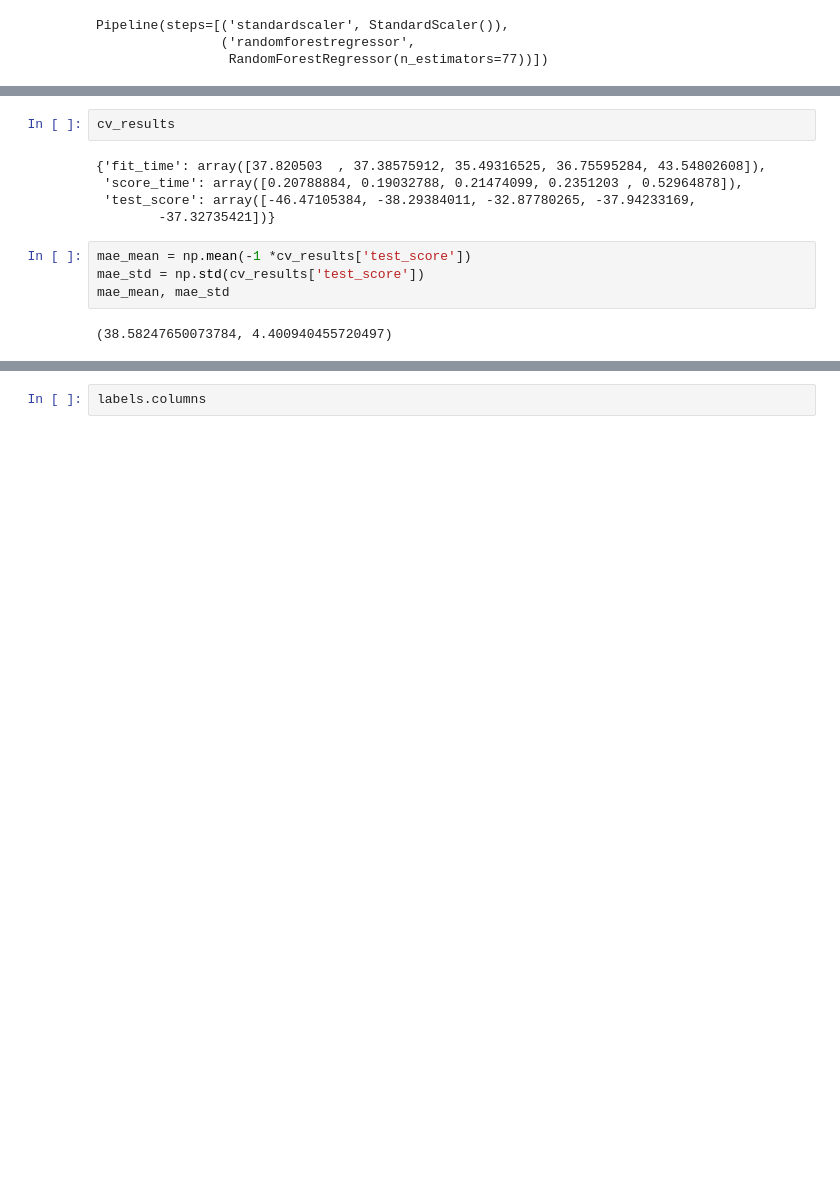
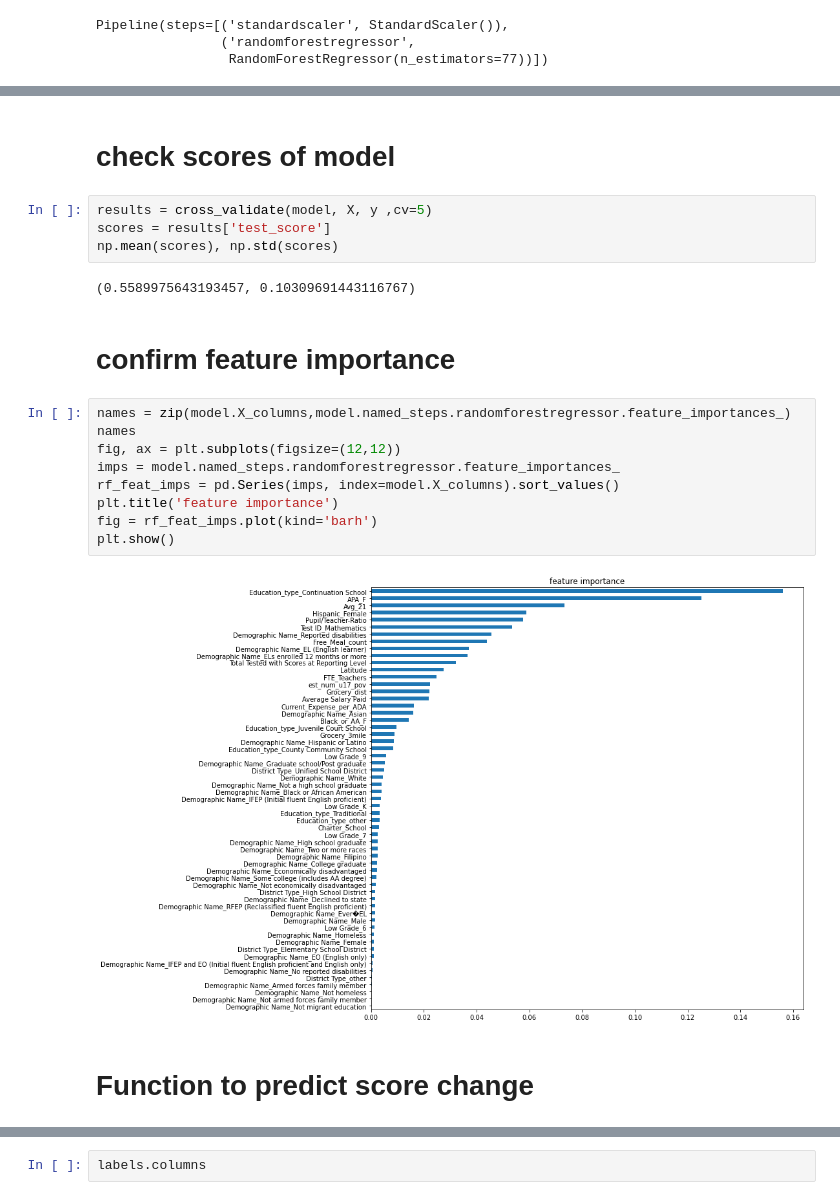
Before and after one commit to misterrustia/California_Testing_Analysis, a Jupyter notebook: notebooks/modeling/Modeling_1.ipynb, the cells around one changed output, grey strips where cells are left out. Drawn from its saved outputs; the diff is of its cells as text; blank space fills up the shorter version.

```diff
--- a/notebooks/modeling/Modeling_1.ipynb
+++ b/notebooks/modeling/Modeling_1.ipynb
@@ -72,14 +67,24 @@ cv_results = cross_validate(model, X, y ,
-# %%
-cv_results
-# %% [output]
-{'fit_time': array([37.820503  , 37.38575912, 35.49316525, 36.75595284, 43.54802608]),
- 'score_time': array([0.20788884, 0.19032788, 0.21474099, 0.2351203 , 0.52964878]),
- 'test_score': array([-46.47105384, -38.29384011, -32.87780265, -37.94233169,
-        -37.32735421])}
-# %%
-mae_mean = np.mean(-1 *cv_results['test_score'])
-mae_std = np.std(cv_results['test_score'])
-mae_mean, mae_std
-# %% [output]
-(38.58247650073784, 4.400940455720497)
+# %% [markdown]
+# check scores of model
+# %%
+results = cross_validate(model, X, y ,cv=5)
+scores = results['test_score']
+np.mean(scores), np.std(scores)
+# %% [output]
+(0.5589975643193457, 0.10309691443116767)
+# %% [markdown]
+# confirm feature importance
+# %%
+names = zip(model.X_columns,model.named_steps.randomforestregressor.feature_importances_)
+names
+fig, ax = plt.subplots(figsize=(12,12))
+imps = model.named_steps.randomforestregressor.feature_importances_
+rf_feat_imps = pd.Series(imps, index=model.X_columns).sort_values()
+plt.title('feature importance')
+fig = rf_feat_imps.plot(kind='barh')
+plt.show()
+# %% [output]
+[figure, added]
+# %% [markdown]
+#  Function to predict score change
 # %%
```
Also changed, not shown: parts of 17 cells of this notebook.
